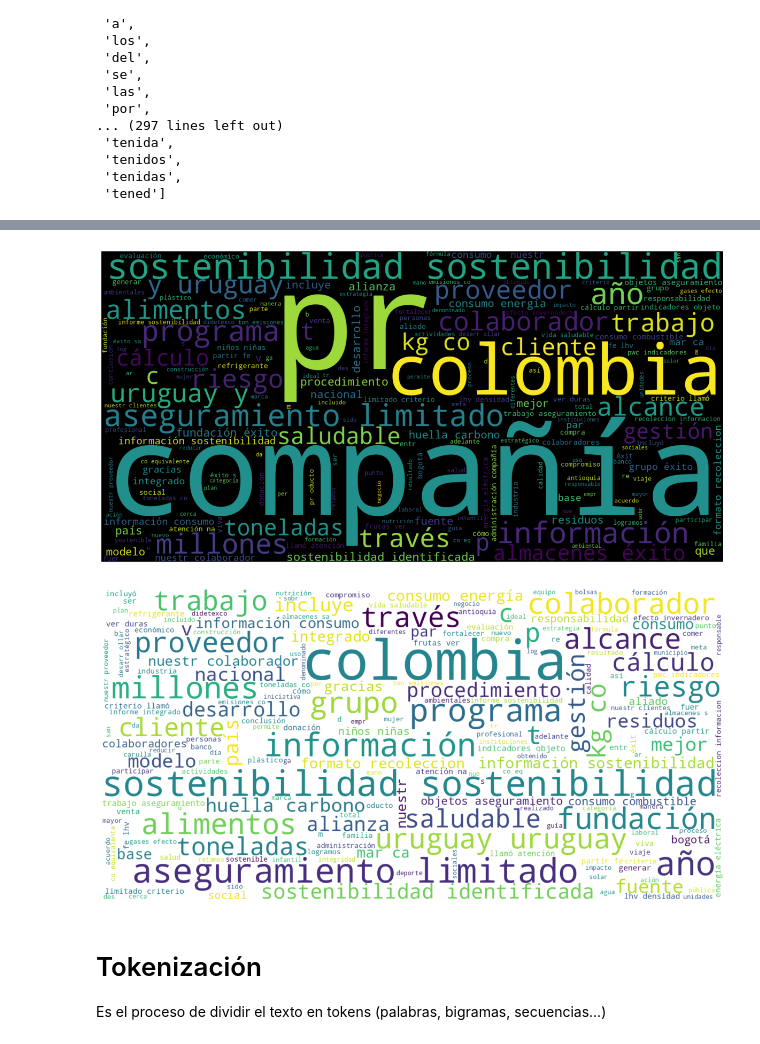
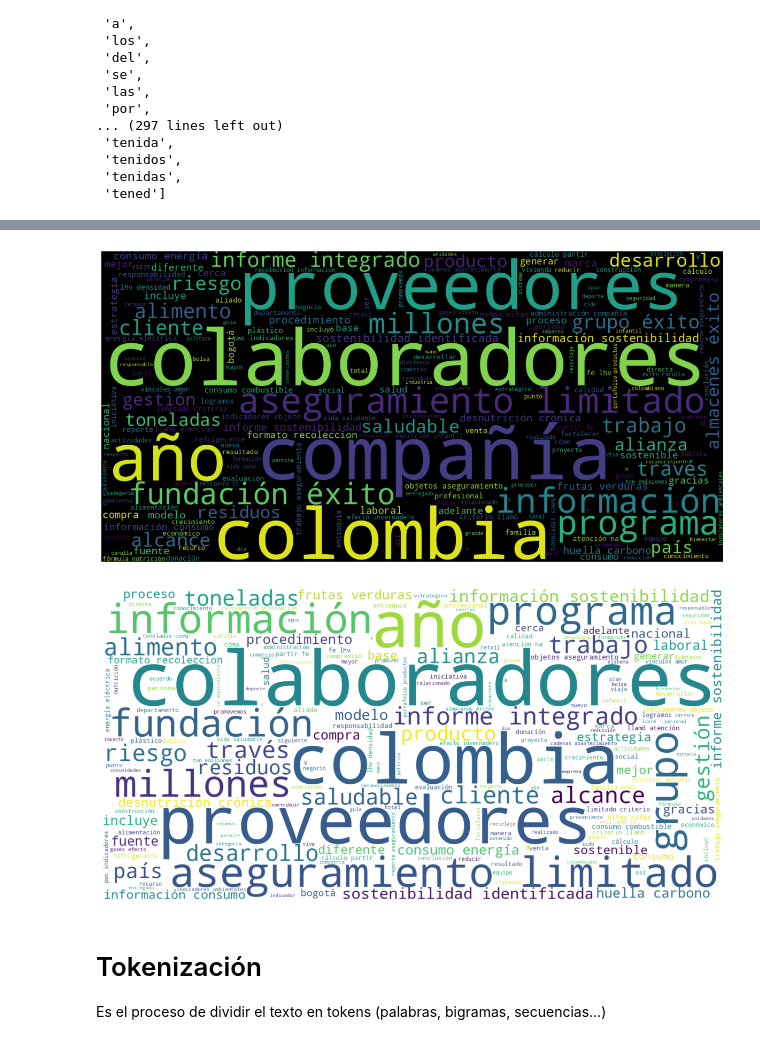
Before and after one commit to ibonetc/Data_Analytics, a Jupyter notebook: NLP/Procesamiento_de_Lenguaje_Natural.ipynb, the cells around one changed output, grey strips where cells are left out. Drawn from its saved outputs; the diff is of its cells as text; code cells hidden in the pictures.

```diff
--- a/NLP/Procesamiento_de_Lenguaje_Natural.ipynb
+++ b/NLP/Procesamiento_de_Lenguaje_Natural.ipynb
@@ -142,3 +65,5 @@ text_content = [p.extract_text() for p in pdf_file.pages]
+# %%
+text_content = [page.get_text() for page in doc]
 # %%
 text_content
 # %% [output]
@@ -393,6 +321,6 @@ stop
  'tenidas',
  'tened']
 # %%
-df_clean['content'] = df_clean['text'].apply(lambda x: ' '.join([word for word in x.split() if word not in (stop)]))
+df_clean['text_clean_stop'] = df_clean['text'].apply(lambda x: ' '.join([word for word in x.split() if word not in (stop)]))
 df_clean.head()
 # %% [output]
@@ -416,12 +343,0 @@ plt.show()
-# %%
-df_clean['content'] = df_clean['content'].apply(lambda elem: re.sub(r'yuruguay','y uruguay', elem))
-df_clean['content'] = df_clean['content'].apply(lambda elem: re.sub(r'desarr ollo','desarrollo', elem))
-df_clean['content'] = df_clean['content'].apply(lambda elem: re.sub(r'pr ograma','programa', elem))
-df_clean['content'] = df_clean['content'].apply(lambda elem: re.sub(r'in tegrado','integrado', elem))
-df_clean['content'] = df_clean['content'].apply(lambda elem: re.sub(r'éxit o','éxito', elem))
-df_clean['content'] = df_clean['content'].apply(lambda elem: re.sub(r'nuestr o','nuestro', elem))
-df_clean['content'] = df_clean['content'].apply(lambda elem: re.sub(r'compr omiso','compromiso', elem))
-df_clean['content'] = df_clean['content'].apply(lambda elem: re.sub(r'empres a','empresa', elem))
-df_clean['content'] = df_clean['content'].apply(lambda elem: re.sub(r'empr esa','empresa', elem))
-df_clean['content'] = df_clean['content'].apply(lambda elem: re.sub(r'pr oveedor','proveedor', elem))
-df_clean['content'] = df_clean['content'].apply(lambda elem: re.sub(r'q ue','que', elem))
@@ -428,16 +404,23 @@ df_clean['content'] = df_clean['content'].apply(lambda elem: re.sub(r'q ue','que
+# %%
+df_clean['text_clean_stop']=df_clean['text_clean_stop'].apply(lambda x: re.sub(r'\uf0fc','',x))
+df_clean['text_clean_stop']=df_clean['text_clean_stop'].apply(lambda x: re.sub(r'–','',x))
+df_clean['text_clean_stop']=df_clean['text_clean_stop'].apply(lambda x: re.sub(r'\b\d+ \d+','',x))
+df_clean['text_clean_stop']=df_clean['text_clean_stop'].apply(lambda x: re.sub(r'ínculos deamor','vínculos amor',x))
+df_clean['text_clean_stop']=df_clean['text_clean_stop'].apply(lambda x: re.sub(r'éxito s ','éxitos ',x))
+df_clean['text_clean_stop']=df_clean['text_clean_stop'].apply(lambda x: re.sub(r'(\b\w+)( \1)+',r'\1',x))
 # %%
-text = ' '.join(txt for txt in df_clean.content)
+text = ' '.join(txt for txt in df_clean.text_clean_stop)
 wordcloud = WordCloud(width=1600, height=800).generate(text)
 plt.figure(figsize=(15,10))
 plt.imshow(wordcloud)
 plt.axis("off")
 plt.show()
 # %% [output]
-[figure, old version]
+[figure, new version]
 # %%
 stop.extend(['pr','éxito', 'compañía'])
-df_clean['content'] = df_clean['content'].apply(lambda x: ' '.join([word for word in x.split() if word not in (stop)]))
-text = ' '.join(txt for txt in df_clean.content)
+df_clean['text_clean_stop'] = df_clean['text_clean_stop'].apply(lambda x: ' '.join([word for word in x.split() if word not in (stop)]))
+text = ' '.join(txt for txt in df_clean.text_clean_stop)
 wordcloud = WordCloud(background_color="white", contour_width=5, contour_color='steelblue', width=1600, height=800)
 wordcloud.generate(text)
 plt.figure(figsize=(15,10))
@@ -445,7 +428,7 @@ plt.imshow(wordcloud, interpolation='bilinear')
 plt.axis("off")
 plt.show()
 # %% [output]
-[figure, old version]
+[figure, new version]
 # %% [markdown]
 # Tokenización
 
```
Also changed, not shown: parts of 56 cells of this notebook.
